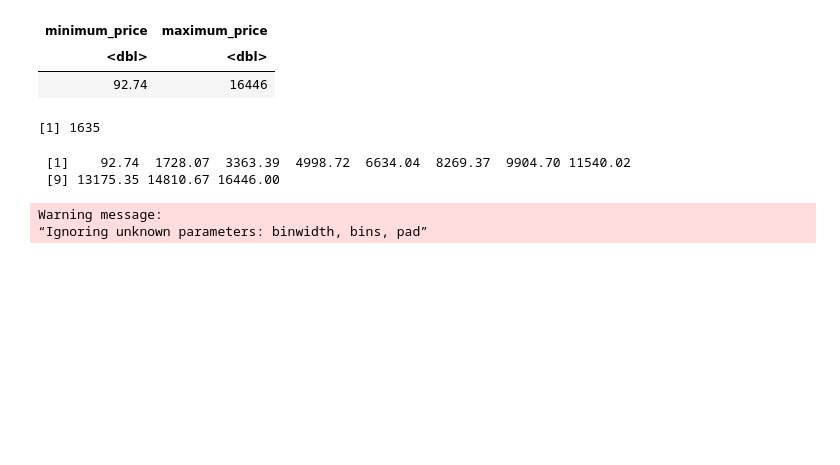
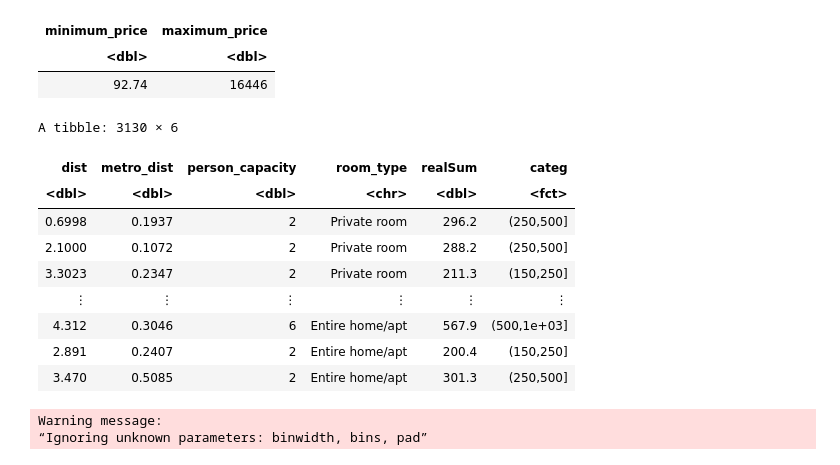
Before and after one commit to chadsc79/dsci-100-2022w2-group-7-section-005, a Jupyter notebook: dsci100_group_project_proposal_005_group_7.ipynb, the cells around one changed output. Drawn from its saved outputs; the diff is of its cells as text; code cells hidden in the pictures; blank space fills up the shorter version.

Commit message:
Made price into a categorical variable
breaks = 0, 150, 250, 500, 1000, 2000, 5000, 10000, 15000

```diff
--- a/dsci100_group_project_proposal_005_group_7.ipynb
+++ b/dsci100_group_project_proposal_005_group_7.ipynb
@@ -109,21 +109,20 @@ A tibble: 1 × 2
 | minimum_price | maximum_price |
 | <dbl> | <dbl> |
 | 92.74 | 16446 |
-# %%
-price_bracket_size <- (16446 - 92.74) / 10
-price_bracket_size
-# %% [output]
-[1] 1635
-# %%
-price_breaks <- c(92.74, 92.74 + price_bracket_size, 92.74 + (2 * price_bracket_size),
-                 92.74 + (3 * price_bracket_size), 92.74 + (4 * price_bracket_size),
-                 92.74 + (5 * price_bracket_size), 92.74 + (6 * price_bracket_size),
-                 92.74 + (7 * price_bracket_size), 92.74 + (8 * price_bracket_size),
-                 92.74 + (9 * price_bracket_size), 92.74 + (10 * price_bracket_size))
-price_breaks
-# %% [output]
- [1]    92.74  1728.07  3363.39  4998.72  6634.04  8269.37  9904.70 11540.02
- [9] 13175.35 14810.67 16446.00
+# %%
+paris_dataset$categ <- cut(paris_dataset$realSum, breaks = c(0, 150, 250, 500, 1000, 2000, 5000, 10000, 15000))
+paris_dataset
+# %% [output]
+A tibble: 3130 × 6
+| dist | metro_dist | person_capacity | room_type | realSum | categ |
+| <dbl> | <dbl> | <dbl> | <chr> | <dbl> | <fct> |
+| 0.6998 | 0.1937 | 2 | Private room | 296.2 | (250,500] |
+| 2.1000 | 0.1072 | 2 | Private room | 288.2 | (250,500] |
+| 3.3023 | 0.2347 | 2 | Private room | 211.3 | (150,250] |
+| ⋮ | ⋮ | ⋮ | ⋮ | ⋮ | ⋮ |
+| 4.312 | 0.3046 | 6 | Entire home/apt | 567.9 | (500,1e+03] |
+| 2.891 | 0.2407 | 2 | Entire home/apt | 200.4 | (150,250] |
+| 3.470 | 0.5085 | 2 | Entire home/apt | 301.3 | (250,500] |
 # %%
 #The highest bar would represent the most common room type
 most_common_room_type_plot <- ggplot(paris_dataset, aes(x = room_type)) +
```
Also changed, not shown: parts of 1 cell of this notebook.
